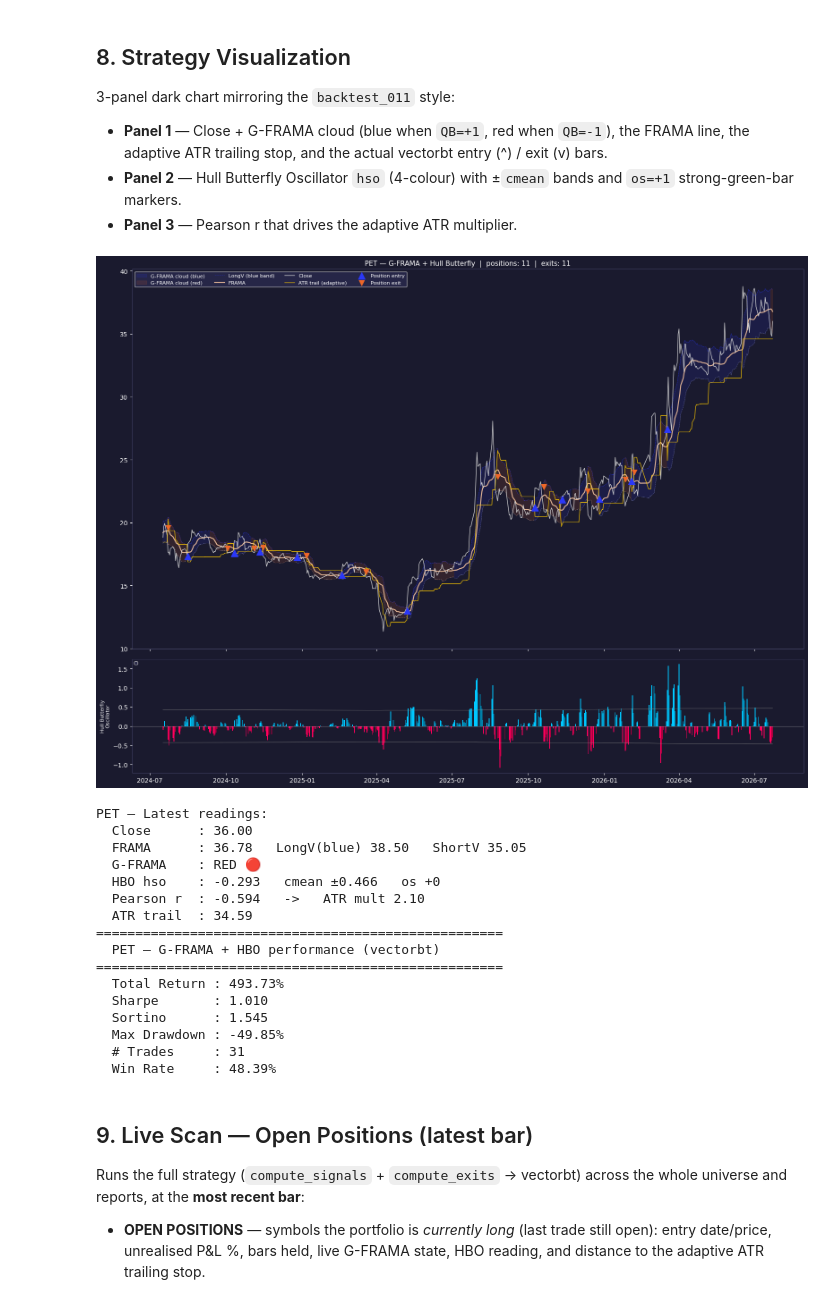
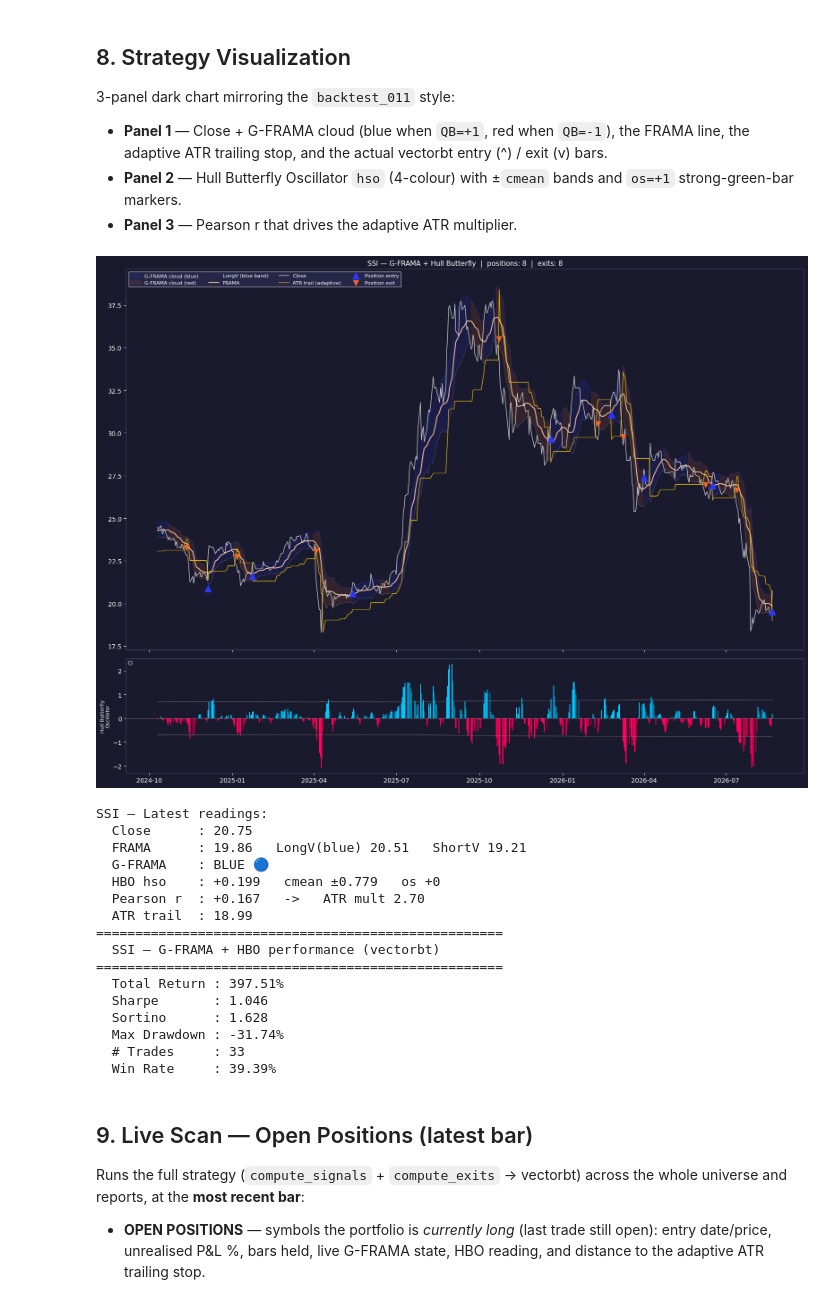
Before and after one commit to phuchuynh0909/all-in-one-portfolio, a Jupyter notebook: notebooks/backtest_012.ipynb, the cells around one changed output. Saved outputs shown, nothing was run; the diff lists cells and outputs as text; code cells hidden in the pictures.

```diff
--- a/notebooks/backtest_012.ipynb
+++ b/notebooks/backtest_012.ipynb
@@ -67,7 +66,7 @@ from backend.app.services.data_loader import load_stocks
 BENCHMARK = 'VNINDEX'
 DATA_START = '2019-01-01'
 
-df_raw = load_stocks(refresh=True)
+df_raw = load_stocks(refresh=False)
 df_raw = df_raw.loc[DATA_START:]
 
 open_  = df_raw['open']
@@ -709,51 +901,51 @@ def compute_metrics(symbol):
     _exits_pf, _sl_stop_pf = compute_exits(
         open_[[symbol]], close[[symbol]], high[[symbol]], low[[symbol]], volume[[symbol]],
         atr_period=P['atr_period'], low_stop_lookback=P['low_stop_lookback'],
         max_sl=P['max_sl'], atr_mult_min=P['atr_mult_min'],
         atr_mult_max=P['atr_mult_max'], corr_window=P['corr_window'],
         gaussian_length=P['gaussian_length'], sigma=P['sigma'], fm_len=P['fm_len'],
         upper_limit=P['upper_limit'], lower_limit=P['lower_limit'],
         gframa_atr_period=P['gframa_atr_period'], gframa_atr_mult=P['gframa_atr_mult'],
     )
     pf_sym = vbt.Portfolio.from_signals(
         close=close[[symbol]], entries=_entries_pf, exits=_exits_pf,
         freq='1d', group_by=['symbol'], cash_sharing=False, sl_stop=_sl_stop_pf,
     )
     def _v(x):
         return float(np.atleast_1d(x)[0])
     print('=' * 52)
     print(f'  {symbol} — G-FRAMA + HBO performance (vectorbt)')
     print('=' * 52)
     print(f'  Total Return : {_v(pf_sym.total_return()):.2%}')
     print(f'  Sharpe       : {_v(pf_sym.sharpe_ratio()):.3f}')
     print(f'  Sortino      : {_v(pf_sym.sortino_ratio()):.3f}')
     print(f'  Max Drawdown : {_v(pf_sym.max_drawdown()):.2%}')
     print(f'  # Trades     : {int(pf_sym.trades.count().sum())}')
     print(f'  Win Rate     : {_v(pf_sym.trades.win_rate()):.2%}')
 
 
 # ── Config ────────────────────────────────────────────────────────────────────
-INSPECT_SYM = 'PET'          # symbol to inspect
+INSPECT_SYM = 'SSI'          # symbol to inspect
 display_gframa_hbo(INSPECT_SYM)
 compute_metrics(INSPECT_SYM)
 # %% [output]
-[figure, old version]
+[figure, new version]
-PET — Latest readings:
-  Close      : 36.00
-  FRAMA      : 36.78   LongV(blue) 38.50   ShortV 35.05
-  G-FRAMA    : RED 🔴
-  HBO hso    : -0.293   cmean ±0.466   os +0
-  Pearson r  : -0.594   ->   ATR mult 2.10
-  ATR trail  : 34.59
+SSI — Latest readings:
+  Close      : 20.75
+  FRAMA      : 19.86   LongV(blue) 20.51   ShortV 19.21
+  G-FRAMA    : BLUE 🔵
+  HBO hso    : +0.199   cmean ±0.779   os +0
+  Pearson r  : +0.167   ->   ATR mult 2.70
+  ATR trail  : 18.99
 ====================================================
-  PET — G-FRAMA + HBO performance (vectorbt)
+  SSI — G-FRAMA + HBO performance (vectorbt)
 ====================================================
-  Total Return : 493.73%
-  Sharpe       : 1.010
-  Sortino      : 1.545
-  Max Drawdown : -49.85%
-  # Trades     : 31
-  Win Rate     : 48.39%
+  Total Return : 397.51%
+  Sharpe       : 1.046
+  Sortino      : 1.628
+  Max Drawdown : -31.74%
+  # Trades     : 33
+  Win Rate     : 39.39%
 # %% [markdown]
 ## 9. Live Scan — Open Positions (latest bar)
 
```
Also changed, not shown: parts of 15 cells of this notebook, 9 other files.
